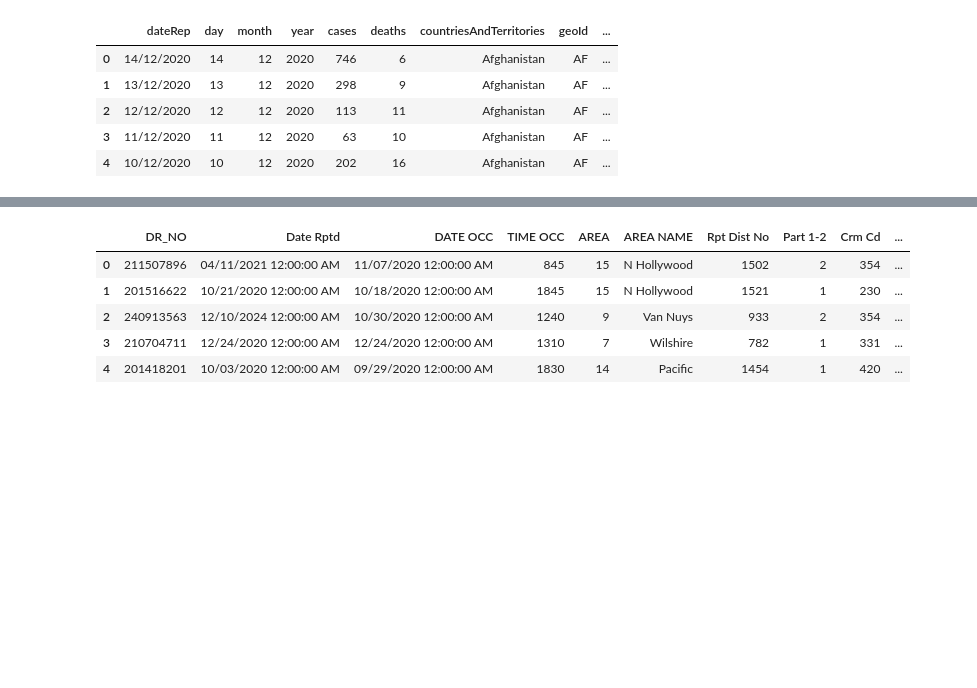
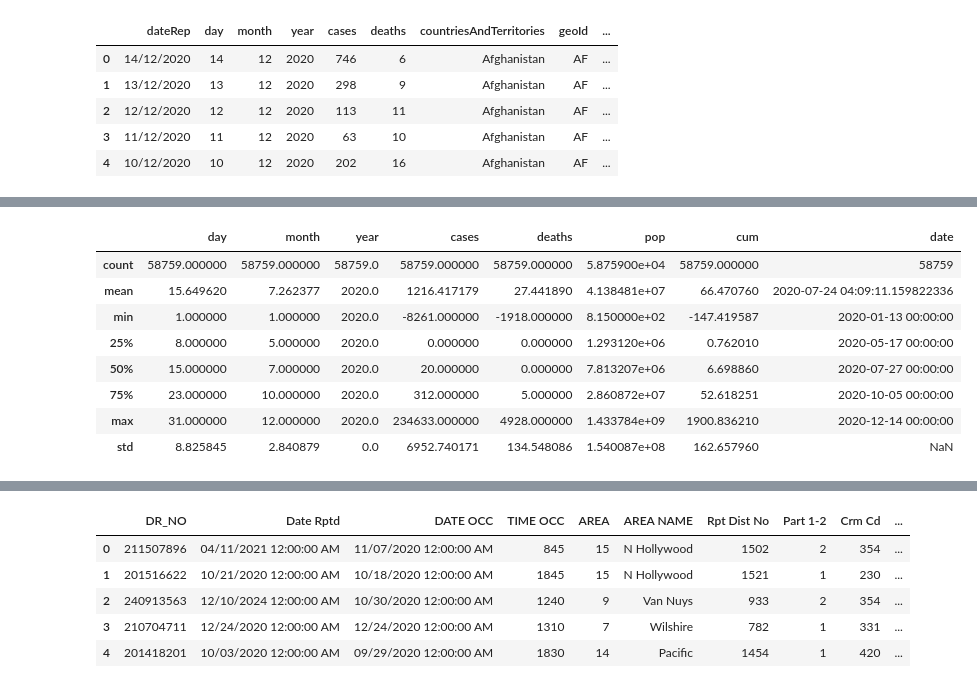
Before and after one commit to SR04634/SRickwalder_IA340_Repository, a Jupyter notebook: lab1Rickwalder.ipynb, the cells around one changed output, grey strips where cells are left out. Saved outputs shown, nothing was run; the diff lists cells and outputs as text; code cells hidden in the pictures; blank space fills up the shorter version.

```diff
--- a/lab1Rickwalder.ipynb
+++ b/lab1Rickwalder.ipynb
@@ -15,0 +83,3 @@ df.head()
+# %%
+df['date'] = pd.to_datetime(df['dateRep'], format='%d/%m/%Y') #change the data type to date with specific format
+df.info()
@@ -15,0 +107,3 @@ df.head()
+# %%
+df = df.rename(columns={"popData2019": "pop", "Cumulative_number_for_14_days_of_COVID-19_cases_per_100000": "cum","countriesAndTerritories":"country" })
+df.head()
@@ -15,0 +134,3 @@ df.head()
+# %%
+df = df.dropna()
+df.isnull().sum()
@@ -15,0 +152,12 @@ df.head()
+# %%
+df.describe()
+# %% [output]
+|  | day | month | year | cases | deaths | pop | cum | date |
+| count | 58759.000000 | 58759.000000 | 58759.0 | 58759.000000 | 58759.000000 | 5.875900e+04 | 58759.000000 | 58759 |
+| mean | 15.649620 | 7.262377 | 2020.0 | 1216.417179 | 27.441890 | 4.138481e+07 | 66.470760 | 2020-07-24 04:09:11.159822336 |
+| min | 1.000000 | 1.000000 | 2020.0 | -8261.000000 | -1918.000000 | 8.150000e+02 | -147.419587 | 2020-01-13 00:00:00 |
+| 25% | 8.000000 | 5.000000 | 2020.0 | 0.000000 | 0.000000 | 1.293120e+06 | 0.762010 | 2020-05-17 00:00:00 |
+| 50% | 15.000000 | 7.000000 | 2020.0 | 20.000000 | 0.000000 | 7.813207e+06 | 6.698860 | 2020-07-27 00:00:00 |
+| 75% | 23.000000 | 10.000000 | 2020.0 | 312.000000 | 5.000000 | 2.860872e+07 | 52.618251 | 2020-10-05 00:00:00 |
+| max | 31.000000 | 12.000000 | 2020.0 | 234633.000000 | 4928.000000 | 1.433784e+09 | 1900.836210 | 2020-12-14 00:00:00 |
+| std | 8.825845 | 2.840879 | 0.0 | 6952.740171 | 134.548086 | 1.540087e+08 | 162.657960 | NaN |
```
Also changed, not shown: parts of 13 cells of this notebook, 1 other file.
